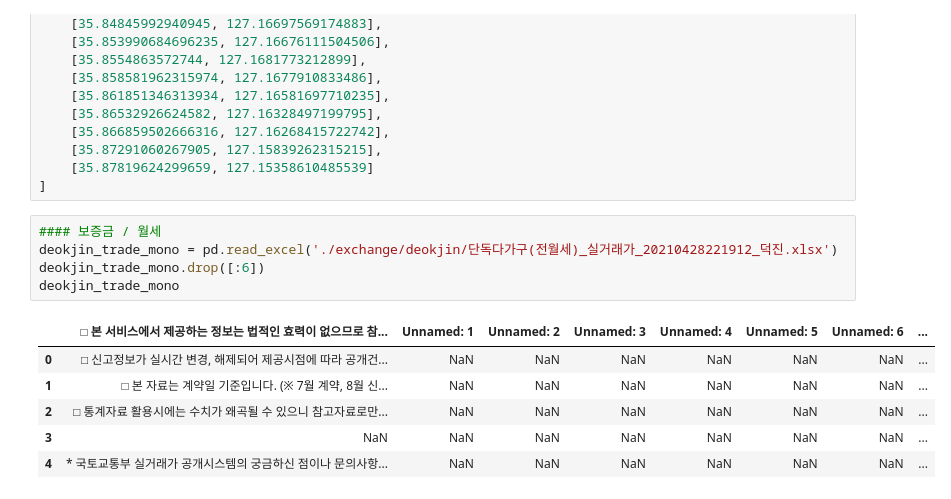
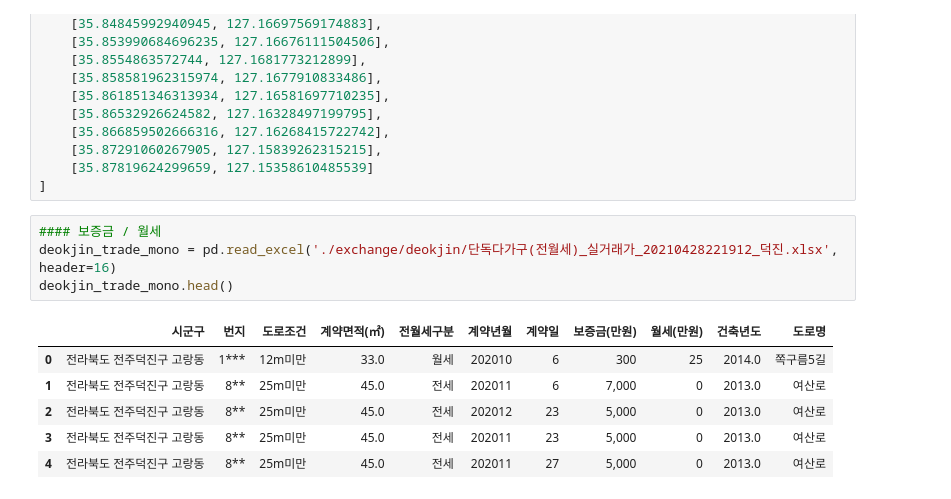
Before and after one commit to good5229/jeonju-contest, a Jupyter notebook: Analysis.ipynb, the cells around one changed output. Drawn from its saved outputs; the diff is of its cells as text.

```diff
--- a/Analysis.ipynb
+++ b/Analysis.ipynb
@@ -604,13 +604,12 @@ ajung_water = [
 ]
 # %%
 #### 보증금 / 월세
-deokjin_trade_mono = pd.read_excel('./exchange/deokjin/단독다가구(전월세)_실거래가_20210428221912_덕진.xlsx')
-deokjin_trade_mono.drop([:6])
-deokjin_trade_mono
+deokjin_trade_mono = pd.read_excel('./exchange/deokjin/단독다가구(전월세)_실거래가_20210428221912_덕진.xlsx', header=16)
+deokjin_trade_mono.head()
 # %% [output]
-|  | □ 본 서비스에서 제공하는 정보는 법적인 효력이 없으므로 참... | Unnamed: 1 | Unnamed: 2 | Unnamed: 3 | Unnamed: 4 | Unnamed: 5 | Unnamed: 6 | ... |
-| 0 | □ 신고정보가 실시간 변경, 해제되어 제공시점에 따라 공개건... | NaN | NaN | NaN | NaN | NaN | NaN | ... |
-| 1 | □ 본 자료는 계약일 기준입니다. (※ 7월 계약, 8월 신... | NaN | NaN | NaN | NaN | NaN | NaN | ... |
-| 2 | □ 통계자료 활용시에는 수치가 왜곡될 수 있으니 참고자료로만... | NaN | NaN | NaN | NaN | NaN | NaN | ... |
-| 3 | NaN | NaN | NaN | NaN | NaN | NaN | NaN | ... |
-| 4 | * 국토교통부 실거래가 공개시스템의 궁금하신 점이나 문의사항... | NaN | NaN | NaN | NaN | NaN | NaN | ... |
+|  | 시군구 | 번지 | 도로조건 | 계약면적(㎡) | 전월세구분 | 계약년월 | 계약일 | 보증금(만원) | 월세(만원) | 건축년도 | 도로명 |
+| 0 | 전라북도 전주덕진구 고랑동 | 1*** | 12m미만 | 33.0 | 월세 | 202010 | 6 | 300 | 25 | 2014.0 | 쪽구름5길 |
+| 1 | 전라북도 전주덕진구 고랑동 | 8** | 25m미만 | 45.0 | 전세 | 202011 | 6 | 7,000 | 0 | 2013.0 | 여산로 |
+| 2 | 전라북도 전주덕진구 고랑동 | 8** | 25m미만 | 45.0 | 전세 | 202012 | 23 | 5,000 | 0 | 2013.0 | 여산로 |
+| 3 | 전라북도 전주덕진구 고랑동 | 8** | 25m미만 | 45.0 | 전세 | 202011 | 23 | 5,000 | 0 | 2013.0 | 여산로 |
+| 4 | 전라북도 전주덕진구 고랑동 | 8** | 25m미만 | 45.0 | 전세 | 202011 | 27 | 5,000 | 0 | 2013.0 | 여산로 |
```
Also changed, not shown: parts of 1 cell of this notebook, 1 other file.
